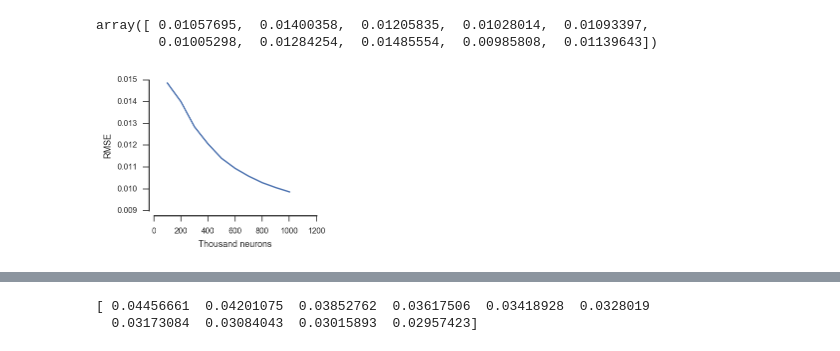
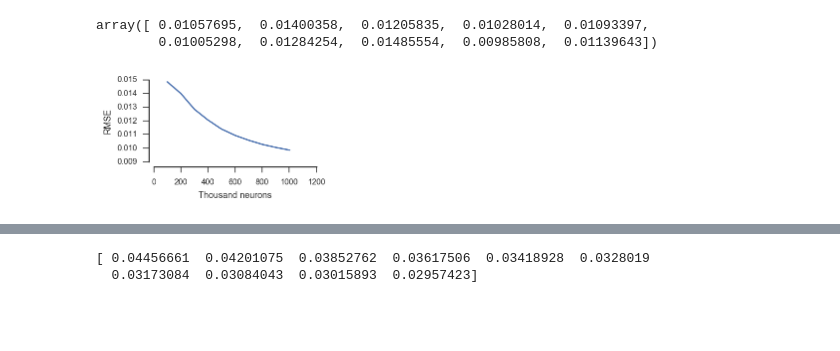
Before and after one commit to ctn-archive/kajic-cogsci2016, a Jupyter notebook: notebooks/Neural accuracy.ipynb, the cells around one changed output, grey strips where cells are left out. Drawn from its saved outputs; the diff is of its cells as text; code cells hidden in the pictures; blank space fills up the shorter version.

Commit message:
Adjust figure placement.

```diff
--- a/notebooks/Neural accuracy.ipynb
+++ b/notebooks/Neural accuracy.ipynb
@@ -32,16 +32,16 @@ column_width_pt = 243.91125
 pt2inch = 1. / 72.27
 column_width_inch = pt2inch * column_width_pt
 # %%
-fig = plt.figure(figsize=(column_width_inch, 0.8 * column_width_inch))
+fig = plt.figure(figsize=(column_width_inch, 0.6 * column_width_inch))
 ax = fig.add_subplot(1, 1, 1)
 ax.plot(data['neurons_per_dimension'][sorting] * 5018 * 4 / 1000, data['m_sim'][sorting])
 ax.set_xlabel("Thousand neurons")
 ax.set_ylabel("RMSE")
 
 sns.despine(offset=5)
 fig.tight_layout()
 # %% [output]
-[figure, old version]
+[figure, new version]
 # %%
 fig.savefig(os.path.join(os.pardir, 'txt', 'cogsci-paper', 'figures', 'accuracy.pdf'))
 # %%
```
Also changed, not shown: parts of 1 cell of this notebook.
